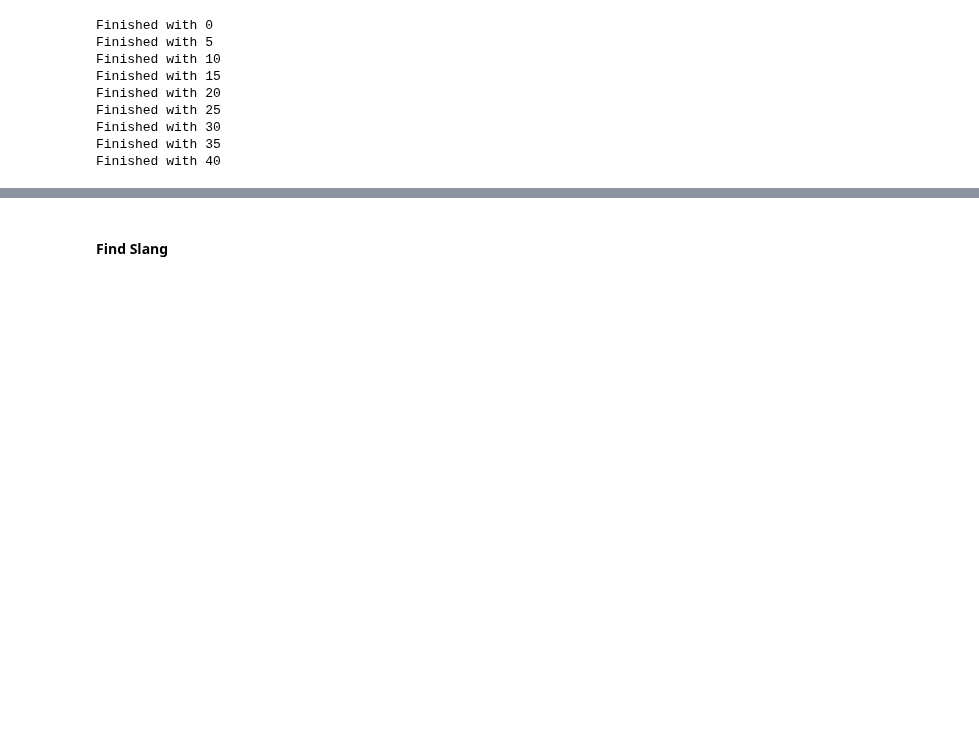
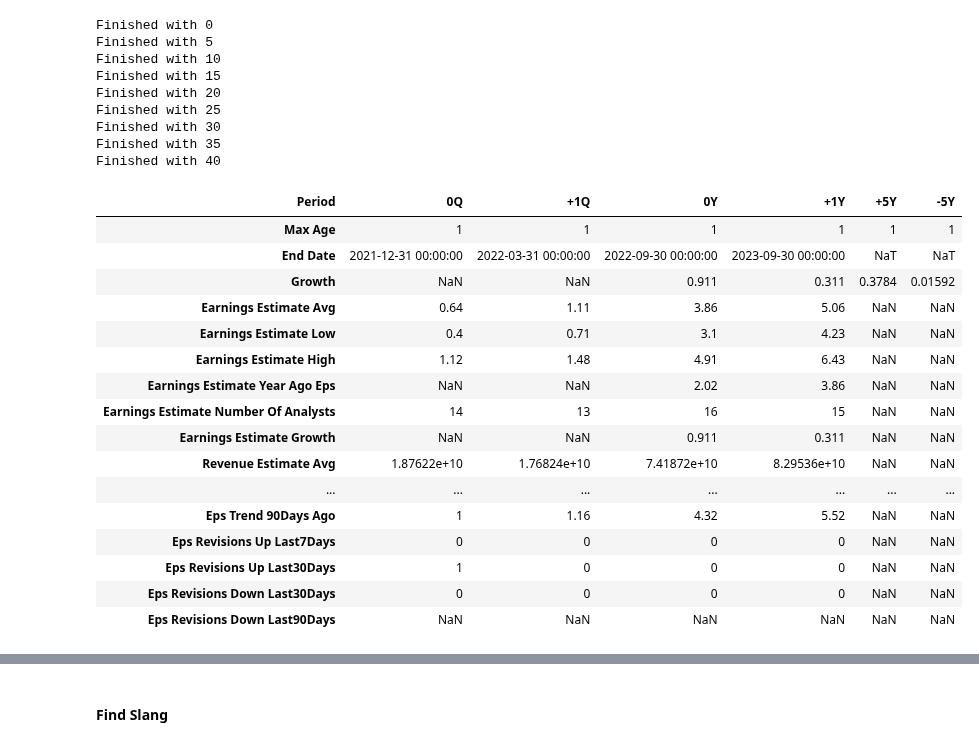
Before and after one commit to kyle-rgb/Discord_Project, a Jupyter notebook: notebooks/Data_Cleaning.ipynb, the cells around one changed output, grey strips where cells are left out. Saved outputs shown, nothing was run; the diff lists cells and outputs as text; code cells hidden in the pictures; blank space fills up the shorter version.

```diff
--- a/notebooks/Data_Cleaning.ipynb
+++ b/notebooks/Data_Cleaning.ipynb
@@ -2462,3 +2462,27 @@ full_daily_data = full_daily_data.rename(columns={"Stock Splits": "Stock_Splits"
 # %%
 with sql.connect("../data/interim/stocks.db") as con:
     full_daily_data.to_sql("daily", con=con, index_label="pk", if_exists="replace")
+# %%
+tick_sun = yf.ticker.Ticker("DIS")
+# %%
+analysis_df = tick_sun.analysis
+# %%
+analysis_df.T
+# %% [output]
+| Period | 0Q | +1Q | 0Y | +1Y | +5Y | -5Y |
+| Max Age | 1 | 1 | 1 | 1 | 1 | 1 |
+| End Date | 2021-12-31 00:00:00 | 2022-03-31 00:00:00 | 2022-09-30 00:00:00 | 2023-09-30 00:00:00 | NaT | NaT |
+| Growth | NaN | NaN | 0.911 | 0.311 | 0.3784 | 0.01592 |
+| Earnings Estimate Avg | 0.64 | 1.11 | 3.86 | 5.06 | NaN | NaN |
+| Earnings Estimate Low | 0.4 | 0.71 | 3.1 | 4.23 | NaN | NaN |
+| Earnings Estimate High | 1.12 | 1.48 | 4.91 | 6.43 | NaN | NaN |
+| Earnings Estimate Year Ago Eps | NaN | NaN | 2.02 | 3.86 | NaN | NaN |
+| Earnings Estimate Number Of Analysts | 14 | 13 | 16 | 15 | NaN | NaN |
+| Earnings Estimate Growth | NaN | NaN | 0.911 | 0.311 | NaN | NaN |
+| Revenue Estimate Avg | 1.87622e+10 | 1.76824e+10 | 7.41872e+10 | 8.29536e+10 | NaN | NaN |
+| ... | ... | ... | ... | ... | ... | ... |
+| Eps Trend 90Days Ago | 1 | 1.16 | 4.32 | 5.52 | NaN | NaN |
+| Eps Revisions Up Last7Days | 0 | 0 | 0 | 0 | NaN | NaN |
+| Eps Revisions Up Last30Days | 1 | 0 | 0 | 0 | NaN | NaN |
+| Eps Revisions Down Last30Days | 0 | 0 | 0 | 0 | NaN | NaN |
+| Eps Revisions Down Last90Days | NaN | NaN | NaN | NaN | NaN | NaN |
```
Also changed, not shown: parts of 20 cells of this notebook, 1 other file.
